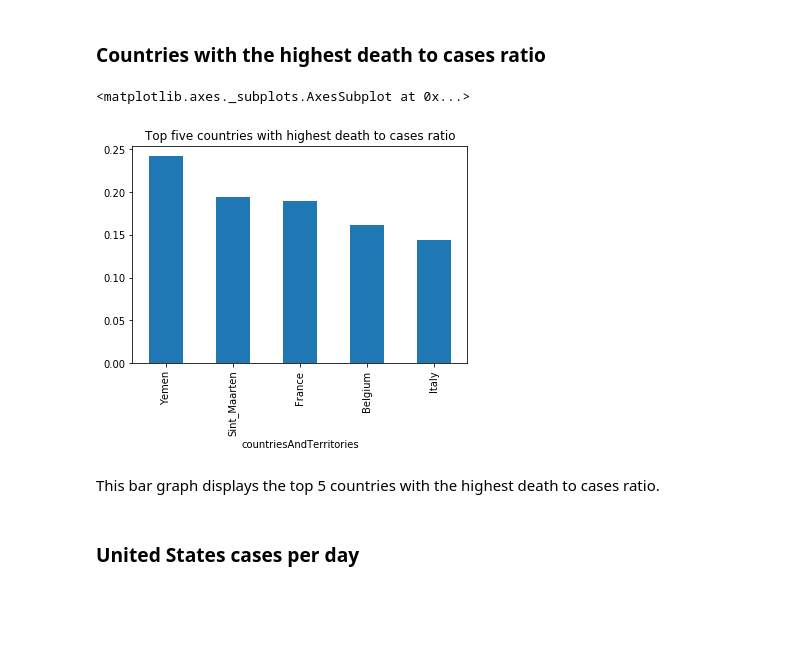
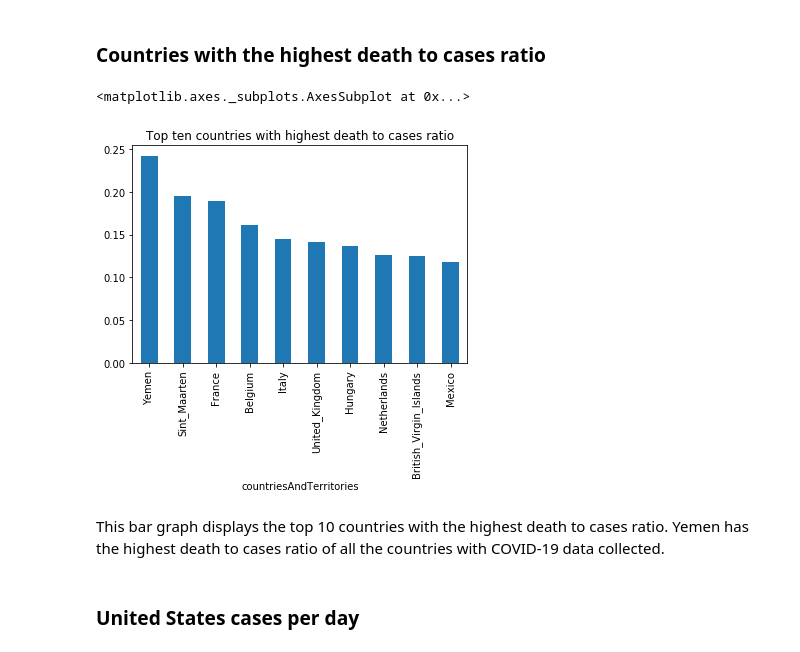
Before and after one commit to rwelsh98/isat252, a Jupyter notebook: ISAT252_FinalProject.ipynb, the cells around one changed output. Saved outputs shown, nothing was run; the diff lists cells and outputs as text; code cells hidden in the pictures; blank space fills up the shorter version.

```diff
--- a/ISAT252_FinalProject.ipynb
+++ b/ISAT252_FinalProject.ipynb
@@ -45,13 +47,13 @@ This scatter plot shows the number of deaths relative to the number cases. As th
 ### Countries with the highest death to cases ratio
 # %%
 death_case_ratio=df.groupby('countriesAndTerritories').sum()['deaths']/df.groupby('countriesAndTerritories').sum()['cases']
-death_case_ratio[:]
-death_case_ratio.nlargest(5).plot.bar(title="Top five countries with highest death to cases ratio")
+
+death_case_ratio.nlargest(10).plot.bar(title="Top ten countries with highest death to cases ratio")
 # %% [output]
 <matplotlib.axes._subplots.AxesSubplot at 0x...>
-[figure, old version]
+[figure, new version]
 # %% [markdown]
-This bar graph displays the top 5 countries with the highest death to cases ratio.
+This bar graph displays the top 10 countries with the highest death to cases ratio. Yemen has the highest death to cases ratio of all the countries with COVID-19 data collected.
 # %% [markdown]
 ### United States cases per day
 # %%
```
Also changed, not shown: parts of 3 cells of this notebook.
